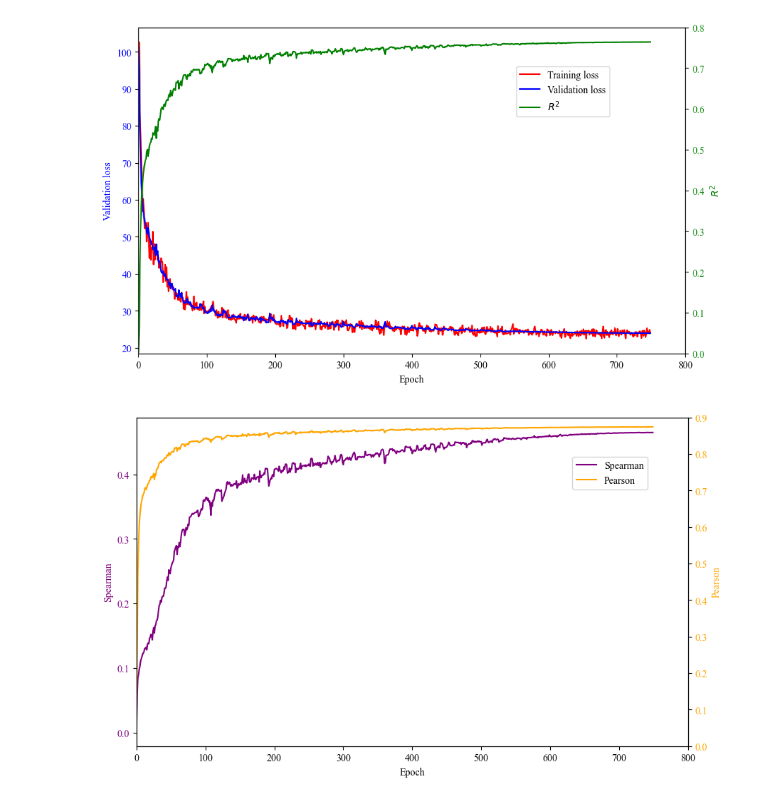
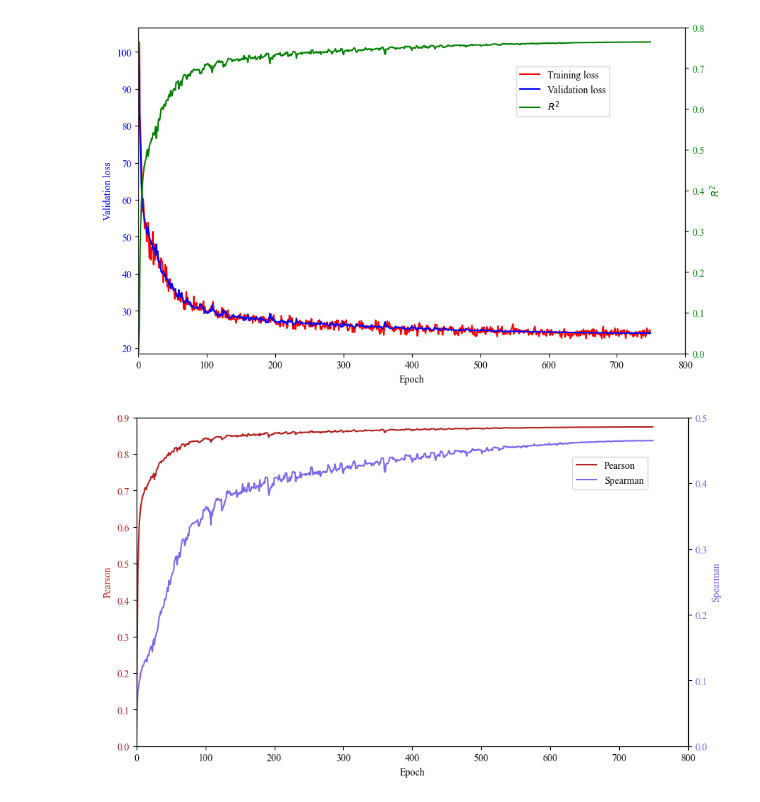
Before and after one commit to govindgoel/ml, a Jupyter notebook: scripts/visualization/visualize_training_data.ipynb, the cells around one changed output. Cells and saved outputs as stored; diff of their text form; code cells hidden in the pictures.

```diff
--- a/scripts/visualization/visualize_training_data.ipynb
+++ b/scripts/visualization/visualize_training_data.ipynb
@@ -285,39 +285,40 @@ plt.show()
 # %%
 import pandas as pd
 import matplotlib.pyplot as plt
 
 # Set the font to Times New Roman
 plt.rcParams['font.family'] = 'Times New Roman'
 
 # Create a figure and axis
 fig, ax1 = plt.subplots(figsize=(10, 6))
 
 epoch_steps = range(750)
 
 # Plot the loss with x-axis starting from 0
-ax1.plot(epoch_steps, df_spearman['wannabe_best_6 - spearman'], label='Spearman', color='purple')
+ax1.plot(epoch_steps, df_pearson['wannabe_best_6 - pearson'], label='Pearson', color='firebrick')
 ax1.set_xlabel('Epoch')
-ax1.set_ylabel('Spearman', color='purple')
-ax2.set_ylim(0, 0.5)
-ax1.tick_params(axis='y', labelcolor='purple')
+ax1.set_ylabel('Pearson', color='firebrick')
+ax1.set_ylim(0, 0.9)  # Moved Pearson limits to primary axis
+ax1.tick_params(axis='y', labelcolor='firebrick')
 
 # Create a secondary y-axis
 ax2 = ax1.twinx()
-ax2.plot(epoch_steps, df_pearson['wannabe_best_6 - pearson'], label=r"Pearson", color='orange')
-ax2.set_ylabel(r"Pearson", color='orange')
-ax2.set_ylim(0, 0.9)  # Set y-axis limits for R squared
-ax2.tick_params(axis='y', labelcolor='orange')
+ax2.plot(epoch_steps, df_spearman['wannabe_best_6 - spearman'], label='Spearman', color='mediumslateblue')
+ax2.set_ylabel('Spearman', color='mediumslateblue')
+ax2.set_ylim(0, 0.5)  # Moved Spearman limits to secondary axis
+ax2.tick_params(axis='y', labelcolor='mediumslateblue')
+
 
 plt.xlim(left=0)
 plt.xlim(right=800)
 # plt.ylim(bottom=0)
 # Add legends
 fig.legend(loc='upper right', bbox_to_anchor=(0.85, 0.8))
 
 # Save the figure
 plt.savefig('pearson_spearman.png', dpi=500, bbox_inches='tight')  # Save as a high-resolution image
 
 # Show the plot
 plt.show()
 # %% [output]
-[figure, old version]
+[figure, new version]
```
Also changed, not shown: parts of 1 cell of this notebook, 2 other files.
